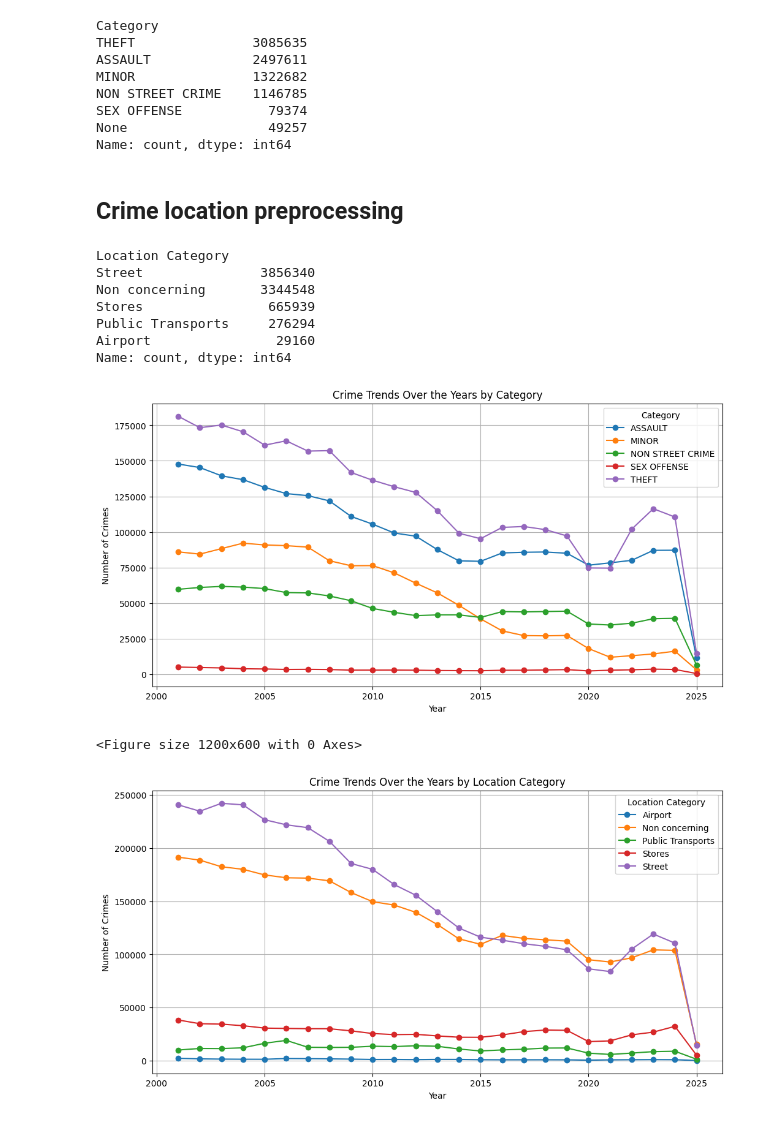
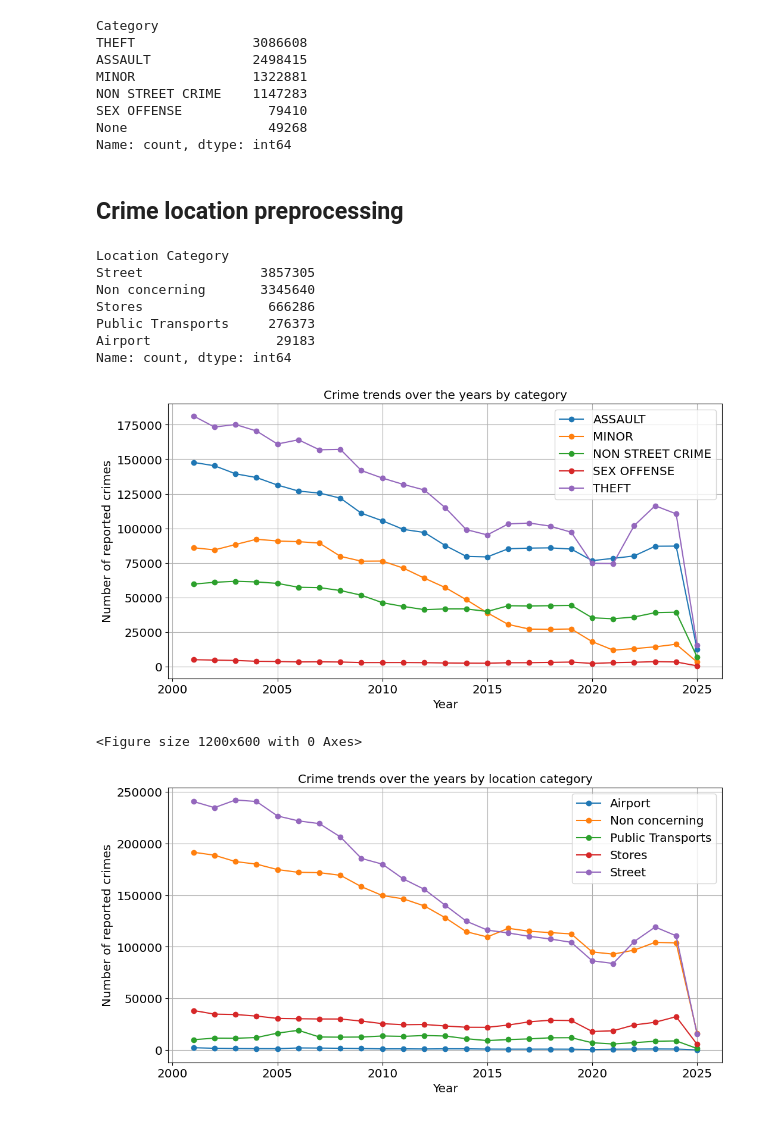
Before and after one commit to com-480-data-visualization/SafetyFirst, a Jupyter notebook: milestone1/eda.ipynb, the cells around one changed output. Saved outputs shown, nothing was run; the diff lists cells and outputs as text; code cells hidden in the pictures.

```diff
--- a/milestone1/eda.ipynb
+++ b/milestone1/eda.ipynb
@@ -4,7 +4,7 @@ import numpy as np
 import matplotlib.pyplot as plt
 # %%
 # Load from file
-dataset = pd.read_csv("data/Crimes_-_2001_to_Present_20250314.csv")
+dataset = pd.read_csv("../data/Crimes_-_2001_to_Present.csv")
 # %%
 # Preprocessing date and texts
 dataset['Date'] = pd.to_datetime(dataset['Date'], format='%m/%d/%Y %I:%M:%S %p', errors='coerce')
@@ -147,12 +178,12 @@ for category, crime_list in CRIME_CATEGORIES.items():
 dataset.Category.value_counts(dropna=False)
 # %% [output]
 Category
-THEFT               3085635
-ASSAULT             2497611
-MINOR               1322682
-NON STREET CRIME    1146785
-SEX OFFENSE           79374
-None                  49257
+THEFT               3086608
+ASSAULT             2498415
+MINOR               1322881
+NON STREET CRIME    1147283
+SEX OFFENSE           79410
+None                  49268
 Name: count, dtype: int64
 # %% [markdown]
 ## Crime location preprocessing
@@ -357,29 +388,34 @@ dataset.loc[dataset["Location Description"].isin(PRIVATE), "Location Category"]
 dataset["Location Category"].value_counts()
 # %% [output]
 Location Category
-Street               3856340
-Non concerning       3344548
-Stores                665939
-Public Transports     276294
-Airport                29160
+Street               3857305
+Non concerning       3345640
+Stores                666286
+Public Transports     276373
+Airport                29183
 Name: count, dtype: int64
 # %%
 # Load the dataset
 dataset["Year"] = dataset["Date"].dt.year
 
 # Group by year and category, then count occurrences
 crime_trends = dataset.groupby(["Year", "Category"]).size().unstack()
 crime_trends.plot(marker='o', figsize=(12, 6))
 
-plt.xlabel("Year")
-plt.ylabel("Number of Crimes")
-plt.title("Crime Trends Over the Years by Category")
-plt.legend(title="Category")
+plt.xlabel("Year", fontsize='x-large')
+plt.ylabel("Number of reported crimes", fontsize='x-large')
+plt.xticks(fontsize='x-large')
+plt.yticks(fontsize='x-large')
+plt.title("Crime trends over the years by category", fontsize='x-large')
+plt.legend(fontsize='x-large')
 plt.grid(True)
 
+# save plot
+plt.savefig("../plots/crime_trends_over_years_by_category.png")
+
 plt.show()
 # %% [output]
-[figure, old version]
+[figure, new version]
 # %%
 # Load the dataset
 dataset["Year"] = dataset["Date"].dt.year
@@ -389,16 +425,21 @@ crime_trends = dataset.groupby(["Year", "Location Category"]).size().unstack()
 plt.figure(figsize=(12, 6))
 crime_trends.plot(marker='o', figsize=(12, 6))
 
-plt.xlabel("Year")
-plt.ylabel("Number of Crimes")
-plt.title("Crime Trends Over the Years by Location Category")
-plt.legend(title="Location Category")
+plt.xlabel("Year", fontsize='x-large')
+plt.ylabel("Number of reported crimes", fontsize='x-large')
+plt.xticks(fontsize='x-large')
+plt.yticks(fontsize='x-large')
+plt.title("Crime trends over the years by location category", fontsize='x-large')
+plt.legend(fontsize = 'x-large')
 plt.grid(True)
 
+# save plot
+plt.savefig("../plots/crime_trends_over_years_by_location_category.png")
+
 plt.show()
 # %% [output]
 <Figure size 1200x600 with 0 Axes>
-[figure, old version]
+[figure, new version]
 # %%
 # Now remove non concerning crimes
 dataset = dataset[dataset["Category"] != 'NON STREET CRIME']
```
Also changed, not shown: parts of 7 cells of this notebook, 6 other files.
